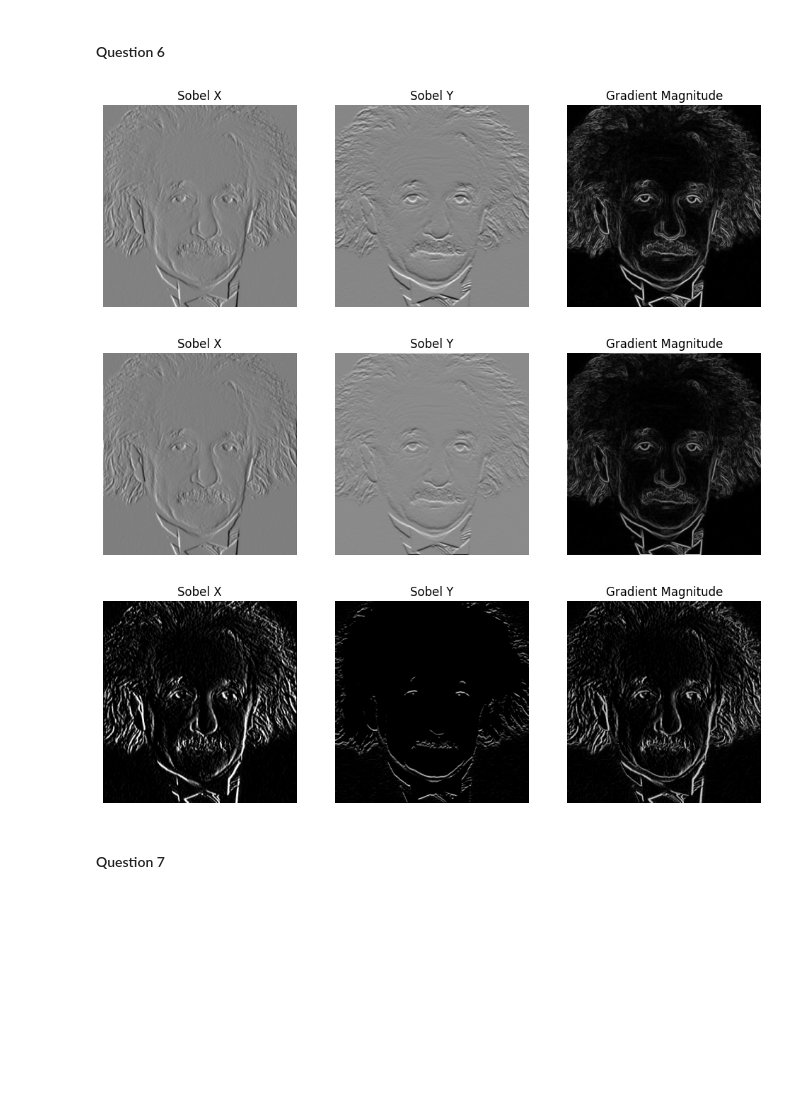
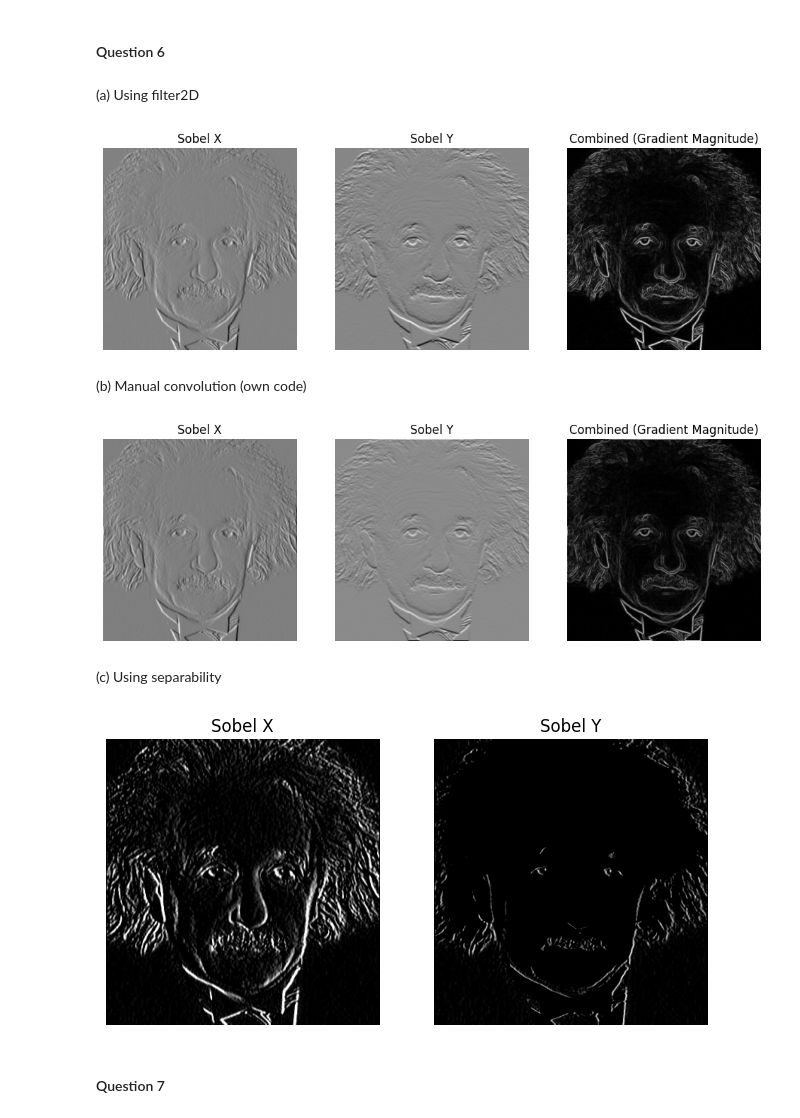
Before and after one commit to pramodiperera/IT5437, a Jupyter notebook: code.ipynb, the cells around one changed output. Drawn from its saved outputs; the diff is of its cells as text; code cells hidden in the pictures; blank space fills up the shorter version.

```diff
--- a/code.ipynb
+++ b/code.ipynb
@@ -231,18 +239,19 @@ plt.show()
 [figure]
 # %% [markdown]
 #### Question 6
+# %% [markdown]
+(a) Using filter2D
 # %%
 img = cv.imread('images/einstein.png', cv.IMREAD_GRAYSCALE)
 
-# --------- (a) Using filter2D ------------------
 sobel_x = np.array([[-1, 0, 1], [-2, 0, 2], [-1, 0, 1]], dtype=np.float32)
 sobel_y = np.array([[-1, -2, -1], [0, 0, 0], [1, 2, 1]], dtype=np.float32)
 
 grad_x = cv.filter2D(img, cv.CV_64F, sobel_x)
 grad_y = cv.filter2D(img, cv.CV_64F, sobel_y)
 
+# get combnation of x, y
 grad_mag = cv.magnitude(grad_x, grad_y)
-
 
 plt.figure(figsize=(12,6))
 
@@ -258,14 +267,15 @@ plt.axis("off")
 
 plt.subplot(1,3,3)
 plt.imshow(grad_mag, cmap='gray')
-plt.title("Gradient Magnitude")
+plt.title("Combined (Gradient Magnitude)")
 plt.axis("off")
 
 plt.show()
 # %% [output]
-[figure, old version]
+[figure, new version]
+# %% [markdown]
+(b) Manual convolution (own code)
 # %%
-# --- (b) Manual convolution (own code) ---
 def convolution(image, kernel):
     h, w = image.shape
     kh, kw = kernel.shape
@@ -280,9 +290,9 @@ def convolution(image, kernel):
 
 grad_x_b = convolution(img, sobel_x)
 grad_y_b = convolution(img, sobel_y)
+
+# get combnation of x, y
 grad_mag_b = np.sqrt(grad_x_b**2 + grad_y_b**2)
-
-
 
 plt.figure(figsize=(12,6))
 
@@ -298,54 +308,32 @@ plt.axis("off")
 
 plt.subplot(1,3,3)
 plt.imshow(grad_mag_b, cmap='gray')
-plt.title("Gradient Magnitude")
+plt.title("Combined (Gradient Magnitude)")
 plt.axis("off")
-
 plt.show()
 # %% [output]
-[figure, old version]
+[figure, new version]
+# %% [markdown]
+(c) Using separability
 # %%
-# ------ (c) Using separability ----------  seems incorrect
-# Vertical and horizontal vectors
-v = np.array([[1],[2],[1]], dtype=np.float32)   # horizontal derivative
-h = np.array([[1,0,-1]], dtype=np.float32)     # vertical smoothing
+# Separable filters
+v = np.array([[1], [2], [1]], dtype=np.float32)   # vertical smoothing
+h = np.array([[1, 0, -1]], dtype=np.float32)     # horizontal differences
 
-# Step 1: horizontal convolution
-temp = cv.filter2D(img, -1, h)
-# Step 2: vertical convolution
-grad_x_c = cv.filter2D(temp, -1, v)
+# --- Sobel X ---
+temp_x = cv.filter2D(img, -1, h)
+sobel_x = cv.filter2D(temp_x, -1, v)
 
-# Similarly for Sobel Y, just swap v and h
-# temp_y = cv.filter2D(img, -1, v.T)
-# grad_y_c = cv.filter2D(temp_y, -1, v)
-h_smooth = np.array([[1,2,1]], dtype=np.float32)   # horizontal smoothing
-v_deriv = np.array([[1],[0],[-1]], dtype=np.float32)  # vertical derivative
-
-temp_y = cv.filter2D(img, -1, h_smooth)          # smooth horizontally
-grad_y_c = cv.filter2D(temp_y, -1, v_deriv)      # derivative vertically
-
-grad_mag_c = cv.magnitude(grad_x_c.astype(np.float32), grad_y_c.astype(np.float32))
+# --- Sobel Y ---
+temp_y = cv.filter2D(img, -1, v)
+sobel_y = cv.filter2D(temp_y, -1, h)
 
 plt.figure(figsize=(12,6))
-
-plt.subplot(1,3,1)
-plt.imshow(grad_x_c, cmap='gray')
-plt.title("Sobel X")
-plt.axis("off")
-
-plt.subplot(1,3,2)
-plt.imshow(grad_y_c, cmap='gray')
-plt.title("Sobel Y")
-plt.axis("off")
-
-plt.subplot(1,3,3)
-plt.imshow(grad_mag_c, cmap='gray')
-plt.title("Gradient Magnitude")
-plt.axis("off")
-
+plt.subplot(1,3,1); plt.imshow(sobel_x, cmap='gray'); plt.title("Sobel X"); plt.axis("off")
+plt.subplot(1,3,2); plt.imshow(sobel_y, cmap='gray'); plt.title("Sobel Y"); plt.axis("off")
 plt.show()
 # %% [output]
-[figure, old version]
+[figure, new version]
 # %% [markdown]
 #### Question 7
 # %%
```
Also changed, not shown: parts of 13 cells of this notebook, 1 other file.
